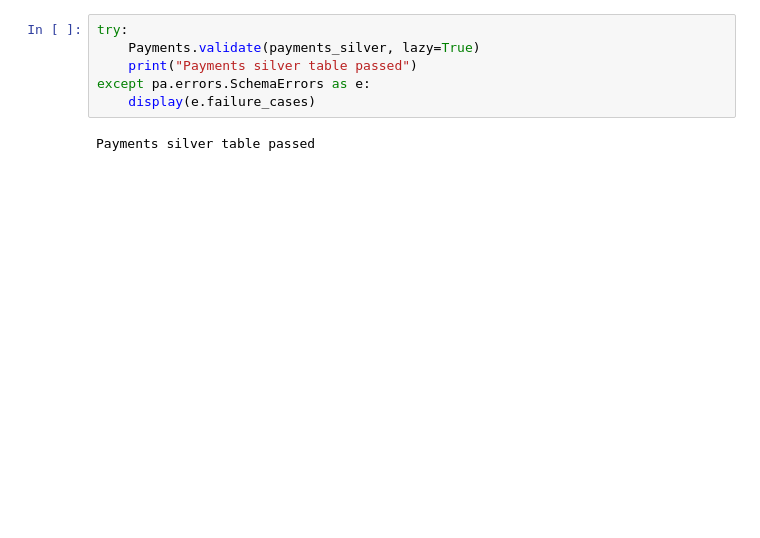
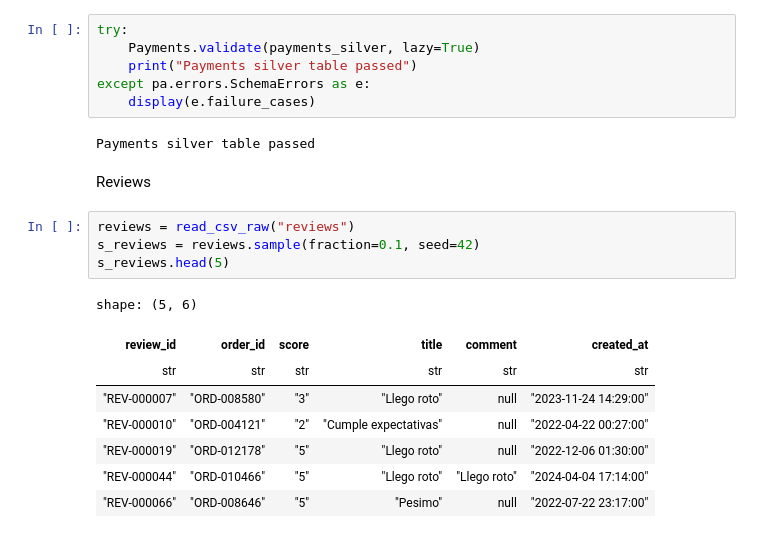
Before and after one commit to Almor21/ecommerce_etl, a Jupyter notebook: notebook.ipynb, the cells around one changed output. Cells and saved outputs as stored; diff of their text form; blank space fills up the shorter version.

Commit message:
feat: create process on notebook for sample and bronze with reviews table

```diff
--- a/notebook.ipynb
+++ b/notebook.ipynb
@@ -606,3 +606,18 @@ except pa.errors.SchemaErrors as e:
     display(e.failure_cases)
 # %% [output]
 Payments silver table passed
+# %% [markdown]
+Reviews
+# %%
+reviews = read_csv_raw("reviews")
+s_reviews = reviews.sample(fraction=0.1, seed=42)
+s_reviews.head(5)
+# %% [output]
+shape: (5, 6)
+| review_id | order_id | score | title | comment | created_at |
+| str | str | str | str | str | str |
+| "REV-000007" | "ORD-008580" | "3" | "Llego roto" | null | "2023-11-24 14:29:00" |
+| "REV-000010" | "ORD-004121" | "2" | "Cumple expectativas" | null | "2022-04-22 00:27:00" |
+| "REV-000019" | "ORD-012178" | "5" | "Llego roto" | null | "2022-12-06 01:30:00" |
+| "REV-000044" | "ORD-010466" | "5" | "Llego roto" | "Llego roto" | "2024-04-04 17:14:00" |
+| "REV-000066" | "ORD-008646" | "5" | "Pesimo" | null | "2022-07-22 23:17:00" |
```
Also changed, not shown: parts of 7 cells of this notebook.
